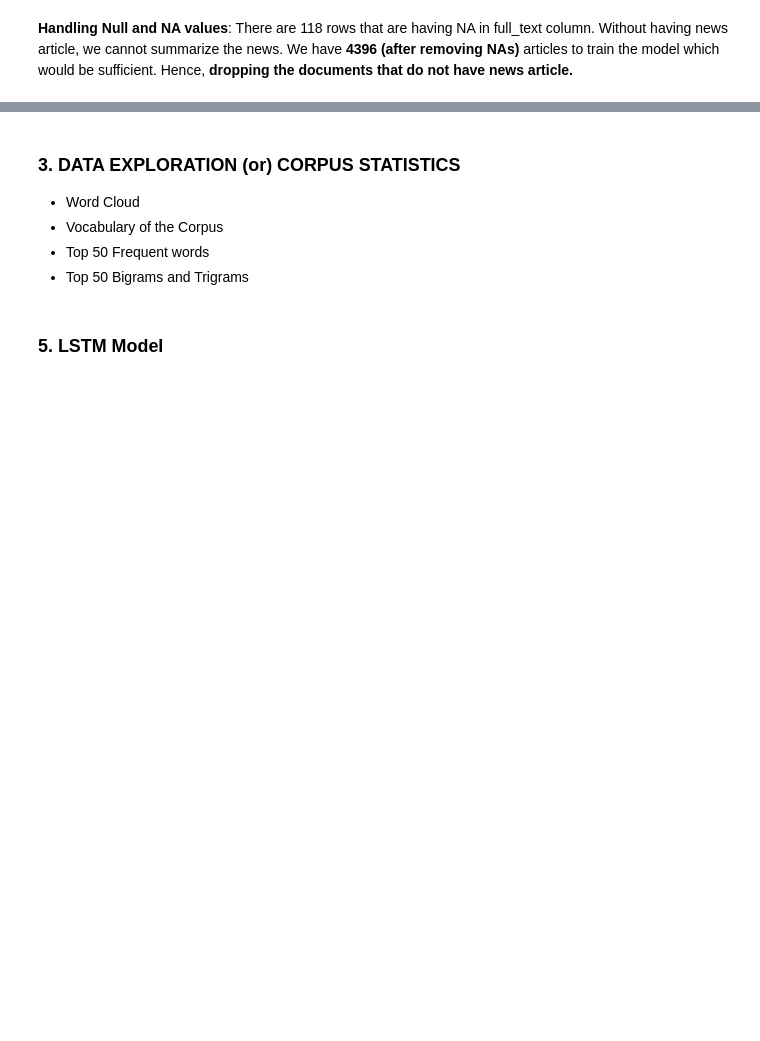
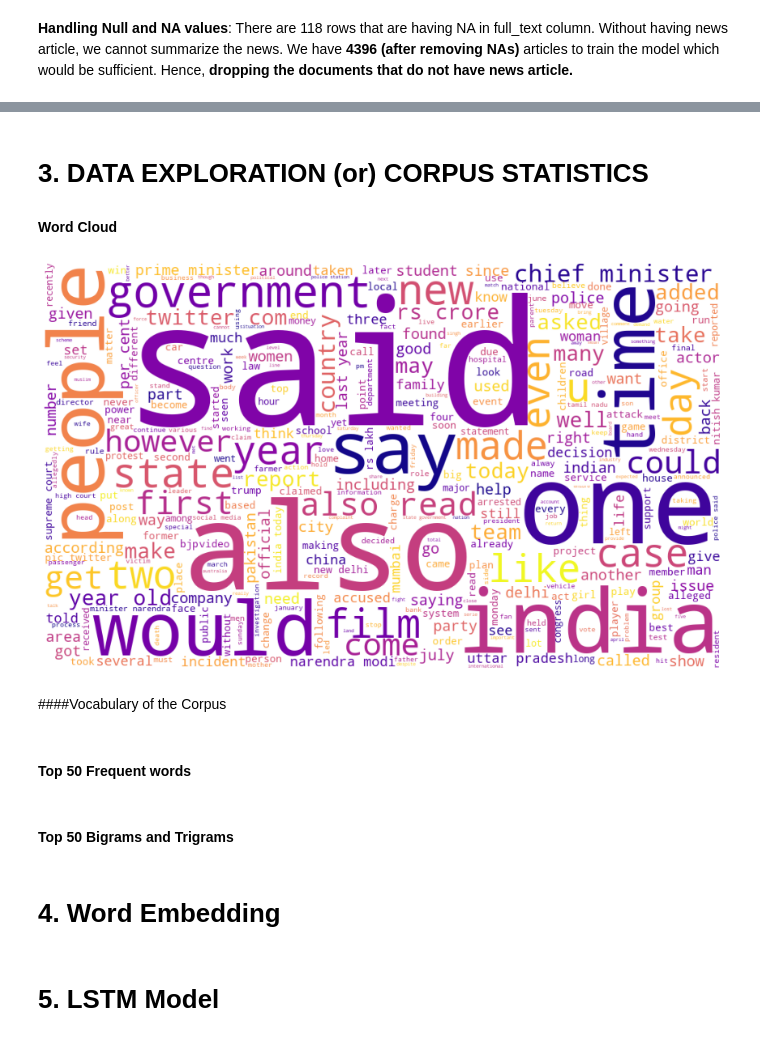
Before and after one commit to chaithrakc/news-summarization, a Jupyter notebook: News-Article-Summarization.ipynb, the cells around one changed output, grey strips where cells are left out. Cells and saved outputs as stored; diff of their text form; code cells hidden in the pictures; blank space fills up the shorter version.

```diff
--- a/News-Article-Summarization.ipynb
+++ b/News-Article-Summarization.ipynb
@@ -108,0 +168,3 @@ sns.heatmap(news_summary_df.isna()) # ensuring there are no NAs
+# %%
+news_df['short_text'] = news_df['short_text'].apply(str.lower)
+news_df['full_text'] = news_df['full_text'].apply(str.lower)
@@ -108,0 +173,6 @@ sns.heatmap(news_summary_df.isna()) # ensuring there are no NAs
+# %%
+from bs4 import BeautifulSoup
+def remove_tags(raw_text:str):
+  return BeautifulSoup(raw_text, "lxml").text
+# %%
+news_df['full_text']=news_df['full_text'].apply(lambda text : remove_tags(text))
@@ -109,7 +191,4 @@ sns.heatmap(news_summary_df.isna()) # ensuring there are no NAs
 # %% [markdown]
-### 3. DATA EXPLORATION (or) CORPUS STATISTICS
+# 3. DATA EXPLORATION (or) CORPUS STATISTICS
 
-- Word Cloud
-- Vocabulary of the Corpus
-- Top 50 Frequent words
-- Top 50 Bigrams and Trigrams
+#### Word Cloud
@@ -118,2 +195,33 @@ sns.heatmap(news_summary_df.isna()) # ensuring there are no NAs
+# %%
+from wordcloud import WordCloud, STOPWORDS, ImageColorGenerator
+
+text = ' '.join(news_df['full_text'])
+
+# removing stop words
+STOPWORDS = stopwords.words('english')
+# %%
+wordcloud = WordCloud(stopwords = STOPWORDS,
+                background_color="white",
+                max_words=350,
+                width=1000,
+                height=600,
+                max_font_size=256,
+                random_state=1, colormap='plasma').generate(text)
+
+#plot the wordcloud object
+plt.figure(figsize=(15,15))
+plt.imshow(wordcloud)
+plt.axis("off")
+plt.show()
+# %% [output]
+[figure, added]
+# %% [markdown]
+####Vocabulary of the Corpus
+# %% [markdown]
+#### Top 50 Frequent words
+# %% [markdown]
+#### Top 50 Bigrams and Trigrams
+# %% [markdown]
+# 4. Word Embedding
 # %% [markdown]
-### 5. LSTM Model
+# 5. LSTM Model
```
Also changed, not shown: parts of 23 cells of this notebook.
